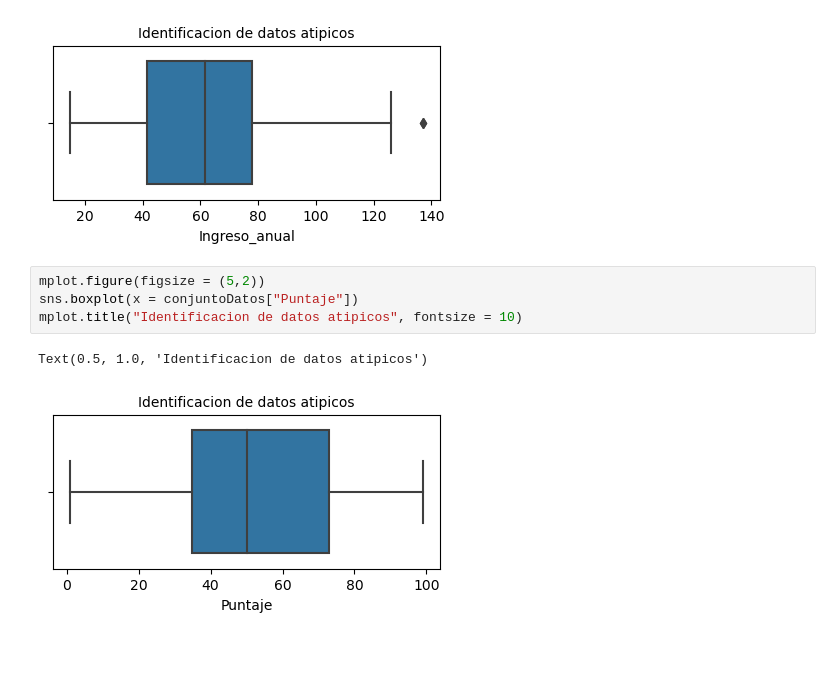
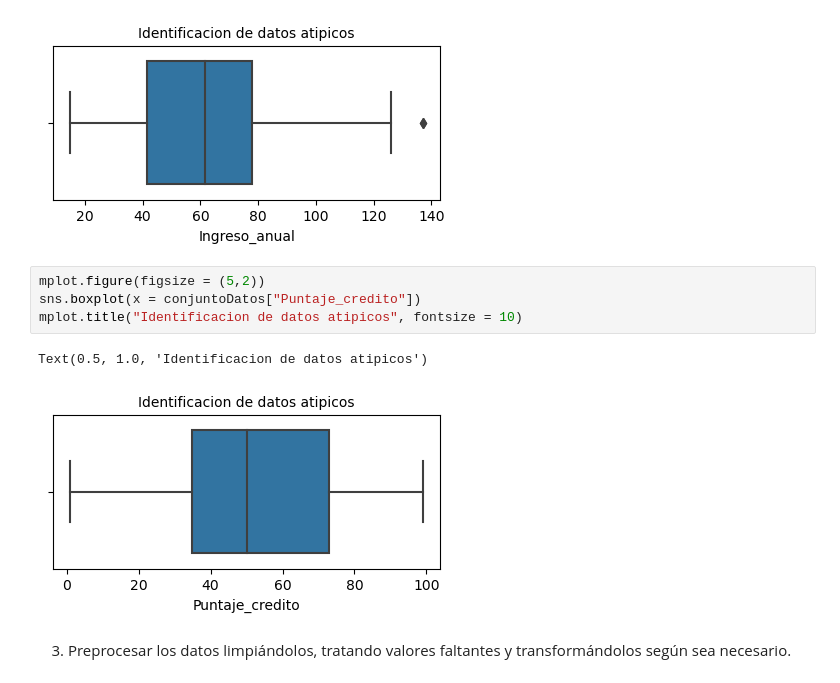
Before and after one commit to FelixRosalesG/Proyecto_No_Supervisado, a Jupyter notebook: Kmeans.ipynb, the cells around one changed output. Cells and saved outputs as stored; diff of their text form; blank space fills up the shorter version.

```diff
--- a/Kmeans.ipynb
+++ b/Kmeans.ipynb
@@ -74,8 +70,10 @@ Text(0.5, 1.0, 'Identificacion de datos atipicos')
 [figure]
 # %%
 mplot.figure(figsize = (5,2))
-sns.boxplot(x = conjuntoDatos["Puntaje"])
+sns.boxplot(x = conjuntoDatos["Puntaje_credito"])
 mplot.title("Identificacion de datos atipicos", fontsize = 10)
 # %% [output]
 Text(0.5, 1.0, 'Identificacion de datos atipicos')
-[figure, old version]
+[figure, new version]
+# %% [markdown]
+3. Preprocesar los datos limpiándolos, tratando valores faltantes y transformándolos según sea necesario.
```
Also changed, not shown: parts of 19 cells of this notebook.
